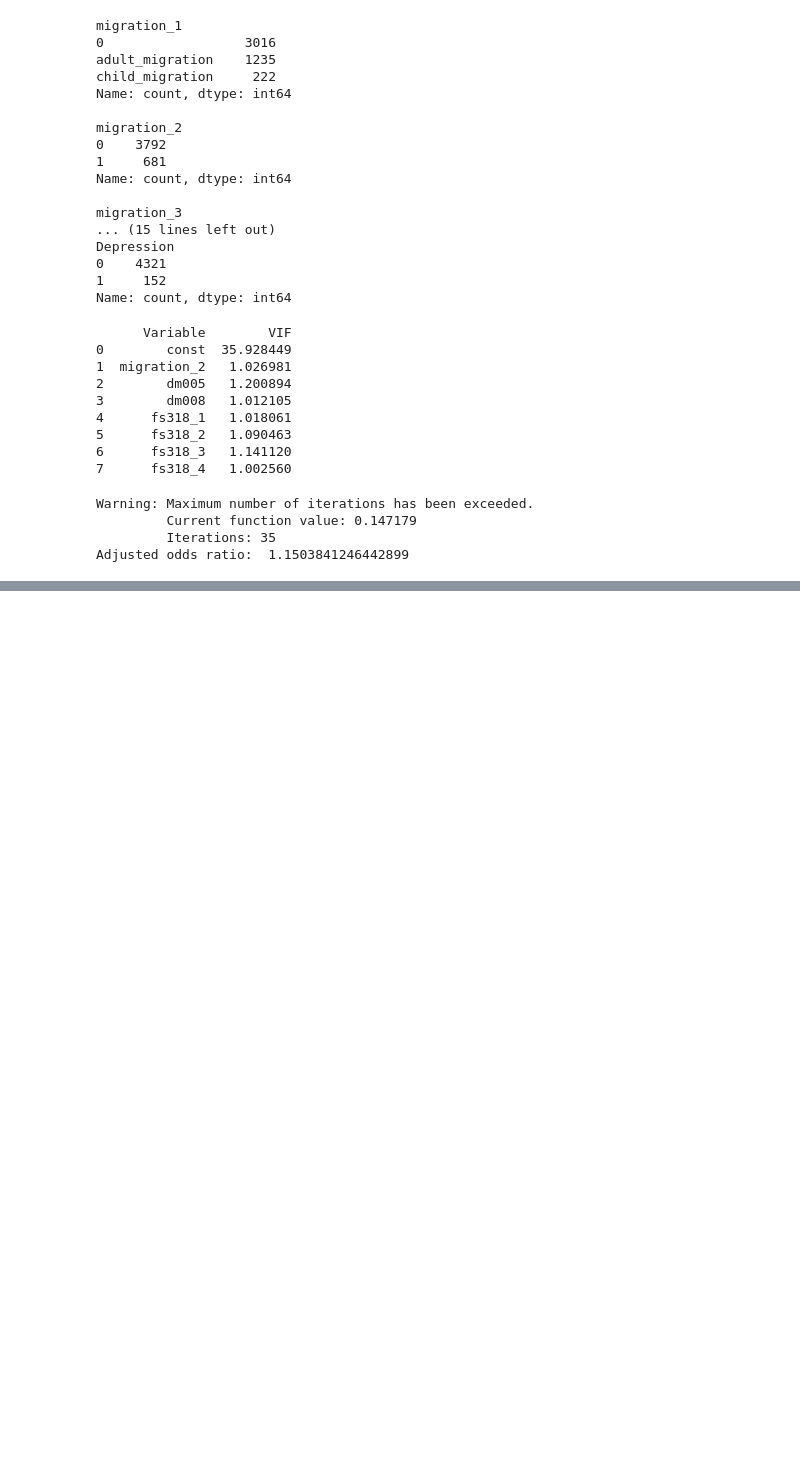
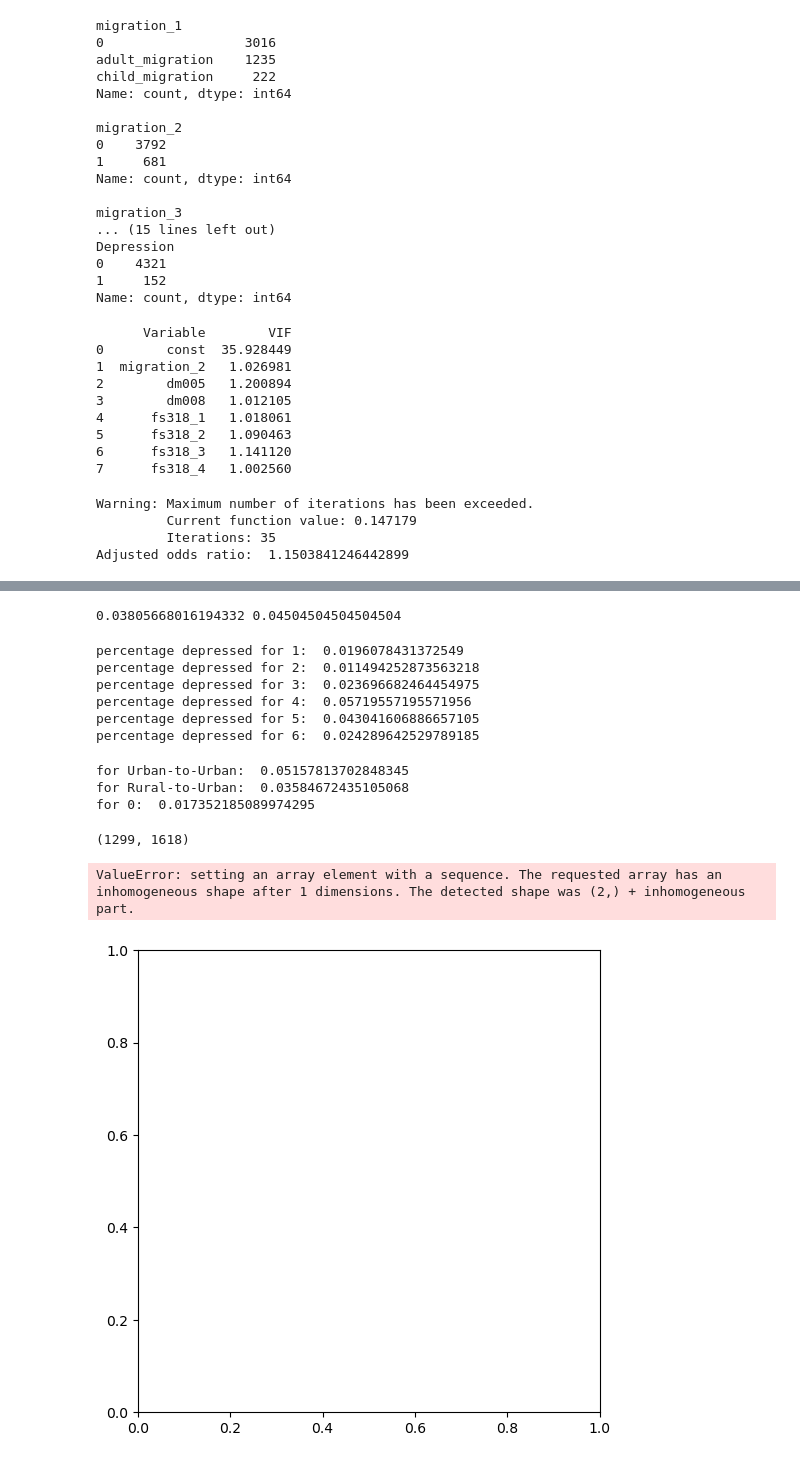
Before and after one commit to shrilakshmisk/SOC476-project, a Jupyter notebook: input_metro.ipynb, the cells around one changed output, grey strips where cells are left out. Drawn from its saved outputs; the diff is of its cells as text; code cells hidden in the pictures; blank space fills up the shorter version.

```diff
--- a/input_metro.ipynb
+++ b/input_metro.ipynb
@@ -199,16 +207,22 @@ def classify_migration(row):
     # Check for missing values (if not coded as 1 or 2, you might want to handle them separately)
     if pd.isna(pb) or pd.isna(plr):
         return "0"
-    if pb == 1 and plr == 1:
-        return "Rural-to-Rural"
-    elif pb == 1 and plr == 2:
+    if plr==1:
         return "Rural-to-Urban"
-    elif pb == 2 and plr == 1:
-        return "Urban-to-Rural"
-    elif pb == 2 and plr == 2:
+    elif plr==2:
         return "Urban-to-Urban"
-    else:
-        return np.nan
+
+
+    # if pb == 1 and plr == 1:
+    #     return "Rural-to-Rural"
+    # elif pb == 1 and plr == 2:
+    #     return "Rural-to-Urban"
+    # elif pb == 2 and plr == 1:
+    #     return "Urban-to-Rural"
+    # elif pb == 2 and plr == 2:
+    #     return "Urban-to-Urban"
+    # else:
+    #     return np.nan
 
 # Apply the function to each row to create a new column 'Migration Type'
 df_input["migration_4"] = df_migration_type.apply(classify_migration, axis=1)
@@ -355,3 +369,9 @@ Warning: Maximum number of iterations has been exceeded.
          Current function value: 0.147179
          Iterations: 35
 Adjusted odds ratio:  1.1503841246442899
+# %%
+df_fp3['migration_1']=df_input['migration_1']
+df_fp3['migration_2']=df_input['migration_2']
+df_fp3['migration_3']=df_input['migration_3']
+df_fp3['migration_4']=df_input['migration_4']
+df_fp3['Depression']=df_input['Depression']
@@ -357,0 +393,52 @@ Adjusted odds ratio:  1.1503841246442899
+# %%
+num_migrated=np.sum(df_fp3['migration_1']!='0')
+total=len(df_fp3)
+adult_migrated=np.sum(df_fp3['migration_1']=='adult_migration')
+child_migrated=np.sum(df_fp3['migration_1']=='child_migration')
+adult_migrated_and_depressed=np.sum((df_fp3['migration_1']=='adult_migration') & (df_fp3['Depression']==1))
+child_migrated_and_depressed=np.sum((df_fp3['migration_1']=='child_migration') & (df_fp3['Depression']==1))
+print(adult_migrated_and_depressed/adult_migrated,child_migrated_and_depressed/child_migrated)
+# %% [output]
+0.03805668016194332 0.04504504504504504
+# %%
+for i in range(1,7):
+    print(f"percentage depressed for {i}: ", (np.sum((df_fp3['migration_3']==i) & (df_fp3['Depression']==1)))  /    np.sum(df_fp3['migration_3']==i))
+# %% [output]
+percentage depressed for 1:  0.0196078431372549
+percentage depressed for 2:  0.011494252873563218
+percentage depressed for 3:  0.023696682464454975
+percentage depressed for 4:  0.05719557195571956
+percentage depressed for 5:  0.043041606886657105
+percentage depressed for 6:  0.024289642529789185
+# %%
+
+for x in (df_fp3['migration_4'].unique()):
+    print(f"for {x}: ", (np.sum((df_fp3['migration_4']==x) & (df_fp3['Depression']==1)))  /    np.sum(df_fp3['migration_4']==x))
+# %% [output]
+for Urban-to-Urban:  0.05157813702848345
+for Rural-to-Urban:  0.03584672435105068
+for 0:  0.017352185089974295
+# %%
+np.sum(df_fp3['migration_4']=='Urban-to-Urban'),np.sum(df_fp3['migration_4']=='Rural-to-Urban')
+# %% [output]
+(1299, 1618)
+# %%
+import numpy as np
+import matplotlib.pyplot as plt
+
+# Data (Fix logical conditions)
+labels = ['u-u', 'total u-u']
+values = [
+    (df_fp3['migration_4']=='Urban-to-Urban') & (df_fp3['Depression']==1).sum(),  # Count cases
+    df_fp3['Depression'].sum()  # Total depression cases
+]
+
+# Create pie chart
+plt.figure(figsize=(6, 6))  # Set figure size
+plt.pie(values, labels=labels, autopct='%1.1f%%', startangle=140)
+
+# Show the pie chart
+plt.show()
+# %% [output]
+ValueError: setting an array element with a sequence. The requested array has an inhomogeneous shape after 1 dimensions. The detected shape was (2,) + inhomogeneous part.
+[figure, added]
```
Also changed, not shown: parts of 5 cells of this notebook, 1 other file.
